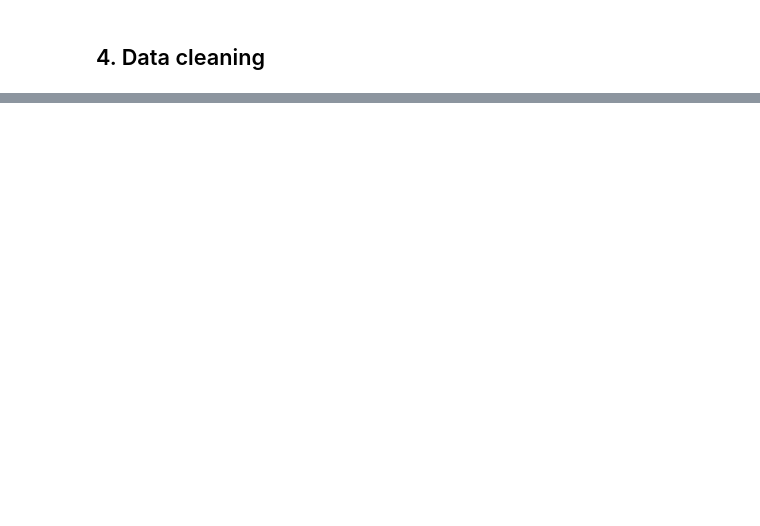
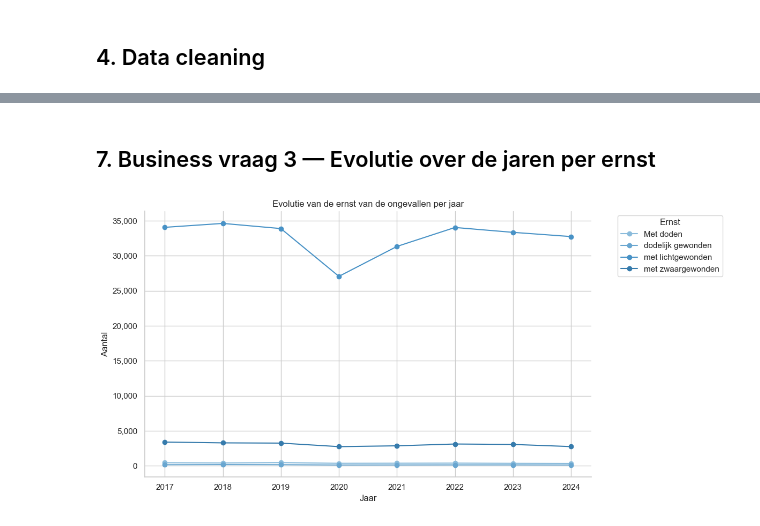
Before and after one commit to alex-ayibyan/verkeersongevallen-belgie, a Jupyter notebook: notebooks/01_exploratory_analysis.ipynb, the cells around one changed output, grey strips where cells are left out. Saved outputs shown, nothing was run; the diff lists cells and outputs as text; code cells hidden in the pictures; blank space fills up the shorter version.

```diff
--- a/notebooks/01_exploratory_analysis.ipynb
+++ b/notebooks/01_exploratory_analysis.ipynb
@@ -71,0 +178,17 @@ df.head()
+# %% [markdown]
+## 7. Business vraag 3 — Evolutie over de jaren per ernst
+# %%
+evolutie = df.groupby(['jaar', 'ernst']).size().unstack(fill_value=0)
+
+fig, ax = plt.subplots(figsize=(12, 6))
+evolutie.plot(ax=ax, marker='o')
+ax.set_title('Evolutie van de ernst van de ongevallen per jaar')
+ax.set_xlabel('Jaar')
+ax.set_ylabel('Aantal')
+ax.yaxis.set_major_formatter(mticker.FuncFormatter(lambda x, _: f'{int(x):,}'))
+ax.legend(title='Ernst', bbox_to_anchor=(1.05, 1), loc='upper left')
+plt.tight_layout()
+plt.savefig('../data/processed/plot_evolutie.png', dpi=150, bbox_inches='tight')
+plt.show()
+# %% [output]
+[figure, added]
```
Also changed, not shown: parts of 32 cells of this notebook.
